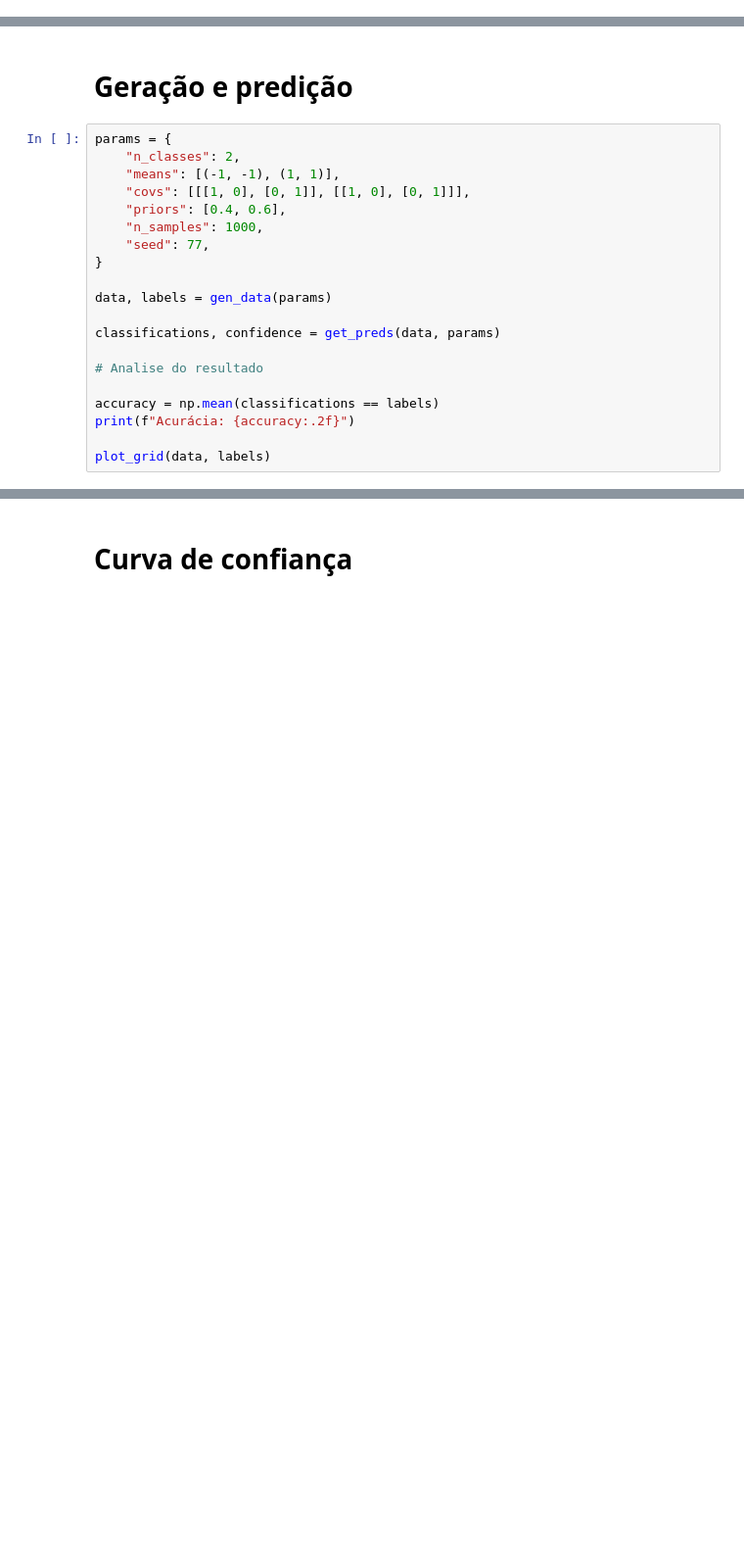
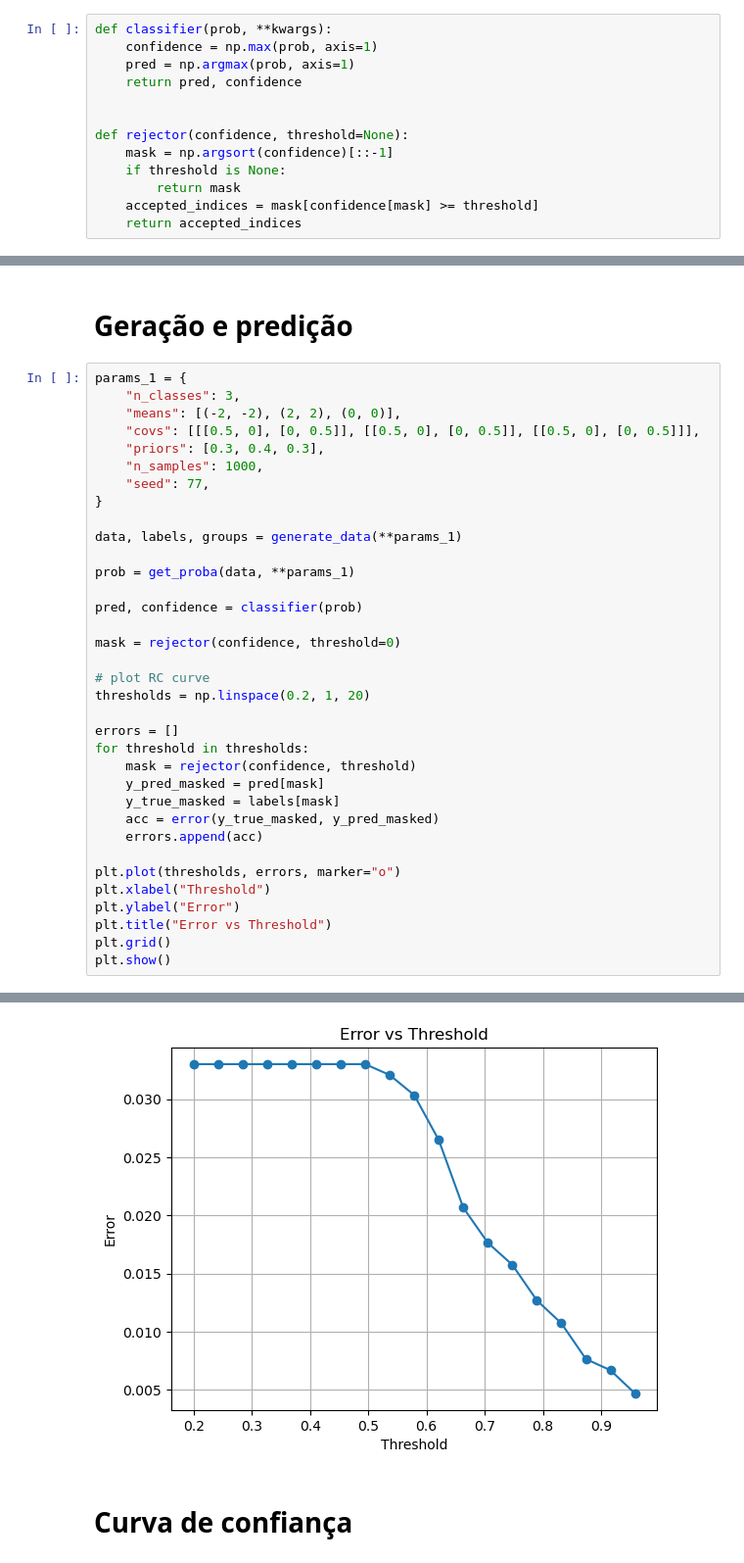
Before and after one commit to daviseemann/analise-teorica, a Jupyter notebook: notebooks/classificador-n-classes.ipynb, the cells around one changed output, grey strips where cells are left out. Shown at 98% size. Saved outputs shown, nothing was run; the diff lists cells and outputs as text; blank space fills up the shorter version.

```diff
--- a/notebooks/classificador-n-classes.ipynb
+++ b/notebooks/classificador-n-classes.ipynb
@@ -106,0 +72,13 @@ def get_preds(x, params):
+# %%
+def classifier(prob, **kwargs):
+    confidence = np.max(prob, axis=1)
+    pred = np.argmax(prob, axis=1)
+    return pred, confidence
+
+
+def rejector(confidence, threshold=None):
+    mask = np.argsort(confidence)[::-1]
+    if threshold is None:
+        return mask
+    accepted_indices = mask[confidence[mask] >= threshold]
+    return accepted_indices
@@ -107,23 +109,38 @@ def get_preds(x, params):
 # %% [markdown]
 # Geração e predição
 # %%
-params = {
-    "n_classes": 2,
-    "means": [(-1, -1), (1, 1)],
-    "covs": [[[1, 0], [0, 1]], [[1, 0], [0, 1]]],
-    "priors": [0.4, 0.6],
+params_1 = {
+    "n_classes": 3,
+    "means": [(-2, -2), (2, 2), (0, 0)],
+    "covs": [[[0.5, 0], [0, 0.5]], [[0.5, 0], [0, 0.5]], [[0.5, 0], [0, 0.5]]],
+    "priors": [0.3, 0.4, 0.3],
     "n_samples": 1000,
     "seed": 77,
 }
 
-data, labels = gen_data(params)
+data, labels, groups = generate_data(**params_1)
 
-classifications, confidence = get_preds(data, params)
+prob = get_proba(data, **params_1)
 
-# Analise do resultado
+pred, confidence = classifier(prob)
 
-accuracy = np.mean(classifications == labels)
-print(f"Acurácia: {accuracy:.2f}")
+mask = rejector(confidence, threshold=0)
 
-plot_grid(data, labels)
+# plot RC curve
+thresholds = np.linspace(0.2, 1, 20)
+
+errors = []
+for threshold in thresholds:
+    mask = rejector(confidence, threshold)
+    y_pred_masked = pred[mask]
+    y_true_masked = labels[mask]
+    acc = error(y_true_masked, y_pred_masked)
+    errors.append(acc)
+
+plt.plot(thresholds, errors, marker="o")
+plt.xlabel("Threshold")
+plt.ylabel("Error")
+plt.title("Error vs Threshold")
+plt.grid()
+plt.show()
 # %% [output]
@@ -131,3 +147,4 @@ TypeError: The first input argument needs to be a sequence
+[figure, added]
 # %% [markdown]
 # Curva de confiança
 # %%
```
Also changed, not shown: parts of 7 cells of this notebook, 3 other files.
